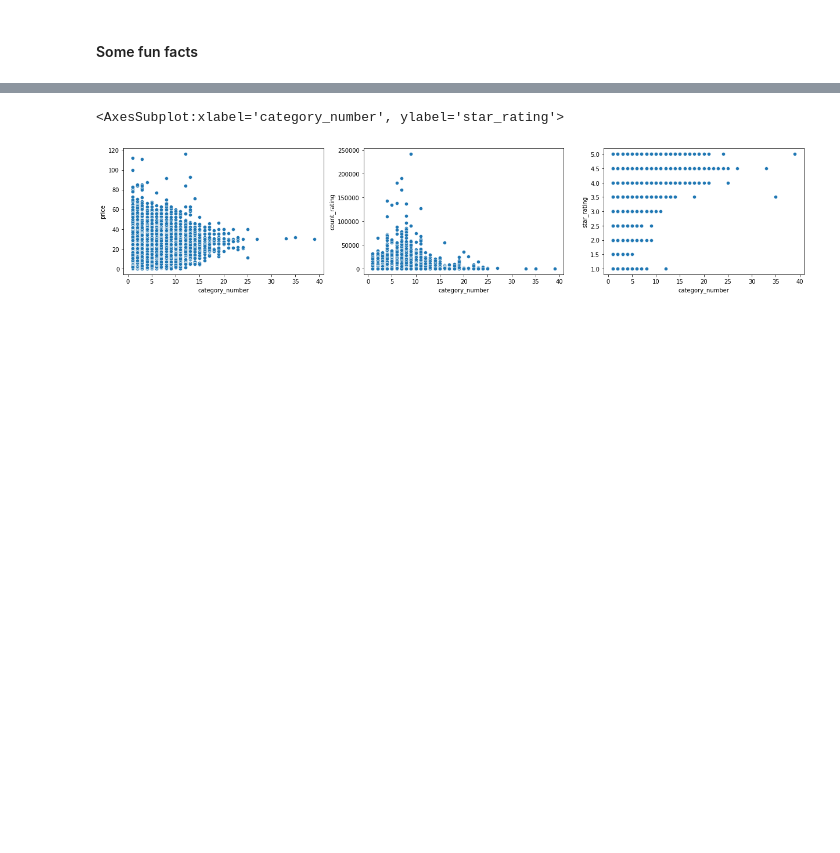
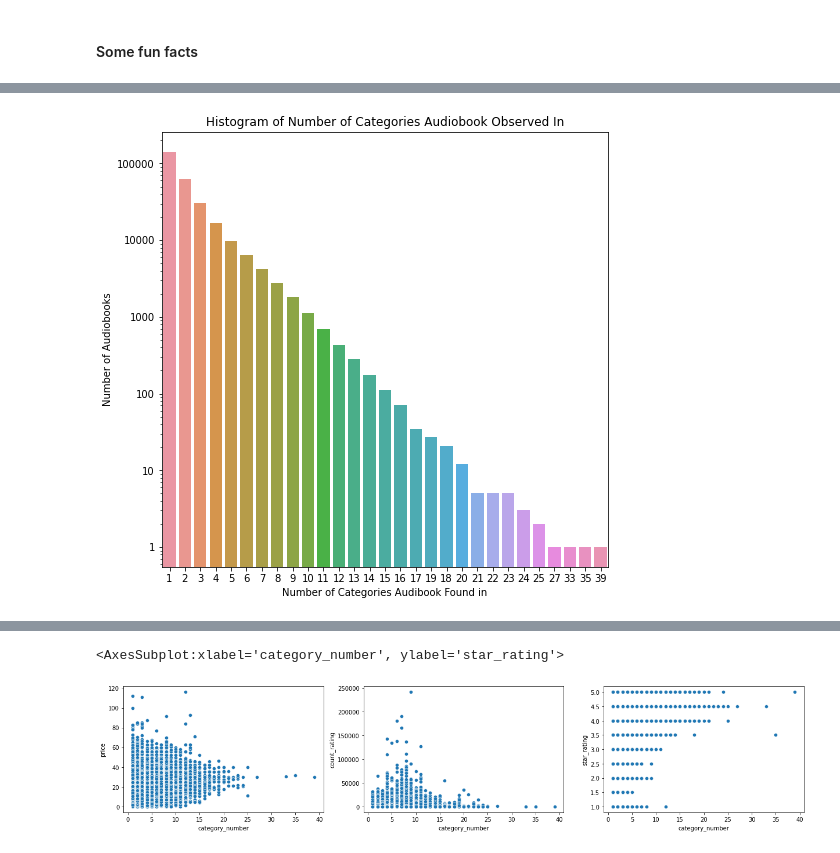
Before and after one commit to jwelch1123/finding_the_tree_in_the_forest, a Jupyter notebook: Data_Analysis.ipynb, the cells around one changed output, grey strips where cells are left out. Drawn from its saved outputs; the diff is of its cells as text; code cells hidden in the pictures; blank space fills up the shorter version.

```diff
--- a/Data_Analysis.ipynb
+++ b/Data_Analysis.ipynb
@@ -388,3 +399,21 @@ NameError: name 'titles' is not defined
+# %%
+plot = sns.countplot(x='category_number',
+                     data = titles,
+                     order = titles['category_number'].value_counts().index)
+
+plot.set_xlabel("Number of Categories Audibook Found in")
+plot.set_ylabel("Number of Audiobooks")
+plot.set_title("Histogram of Number of Categories Audiobook Observed In")
+
+plt.savefig("./graphics/cat_numb_hist.png", bbox_inches = 'tight')
+
+plot.set_yscale('log')
+yticks = [1,10,100,1000,10000,100000]
+plot.set_yticks(yticks)
+plot.set_yticklabels(yticks)
+plt.savefig("./graphics/cat_numb_log_hist.png", bbox_inches = 'tight')
+# %% [output]
+[figure, added]
 # %%
 titles.sort_values('category_number', ascending = False).head(3)
 # %% [output]
```
Also changed, not shown: parts of 34 cells of this notebook, 9 other files.
